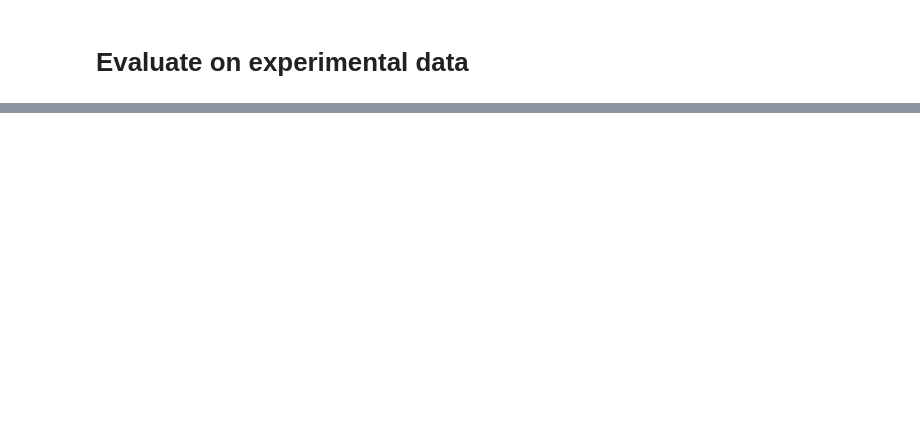
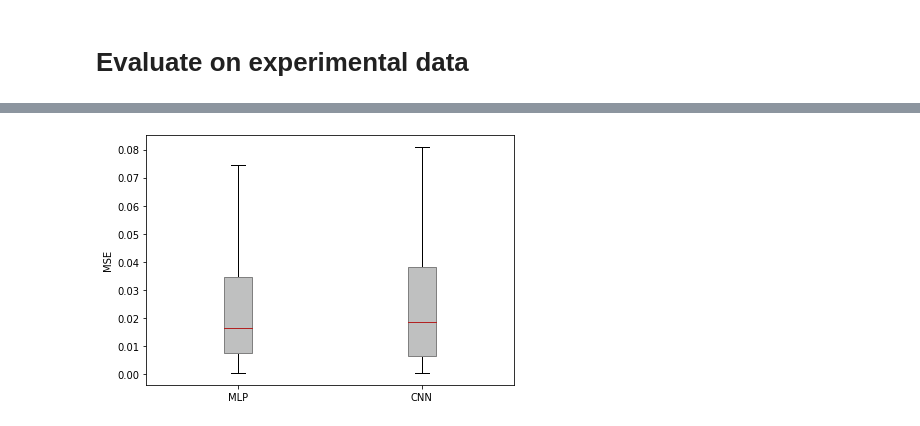
Before and after one commit to MaximilianHilbert/Bachelor-s-Thesis-CNNs, a Jupyter notebook: src/evaluate_exp_data.ipynb, the cells around one changed output, grey strips where cells are left out. Cells and saved outputs as stored; diff of their text form; code cells hidden in the pictures; blank space fills up the shorter version.

```diff
--- a/src/evaluate_exp_data.ipynb
+++ b/src/evaluate_exp_data.ipynb
@@ -1,30 +1,2 @@
 # %% [markdown]
 # Evaluate on experimental data
-# %%
-import pandas as pd
-import numpy as np
-import matplotlib.pyplot as plt
-import matplotlib
-from lib import pipeline
-from lib import data_gen
-import importlib
-importlib.reload(pipeline)
-from mlreflect.models import DefaultTrainedModel, TrainedModel
-from mlreflect.data_generation import ReflectivityGenerator
-from mlreflect.training import InputPreprocessor, OutputPreprocessor
-import tensorflow as tf
-from tensorflow import keras
-from mlreflect.curve_fitter import CurveFitter
-from mlreflect.data_generation import interp_reflectivity
-silver="#BFC0C0"
-coral="#4F5D75"
-PARAMETERS = ["Film_thickness", "Film_roughness", "Film_sld"]
-matplotlib.rcParams.update({
-    "font.size": 20,
-    "boxplot.boxprops.color": "gray",
-    "boxplot.patchartist":True,
-    "boxplot.showfliers": False,
-    "boxplot.notch": False,
-    "boxplot.medianprops.color": "firebrick",
-    "patch.facecolor": silver
-                         })
@@ -181,0 +28,4 @@ relative error: 6.481528915367054
+# %%
+plots.gen_mse_plots(mse_dict)
+# %% [output]
+[figure, added]
```
Also changed, not shown: parts of 14 cells of this notebook, 35 other files.
